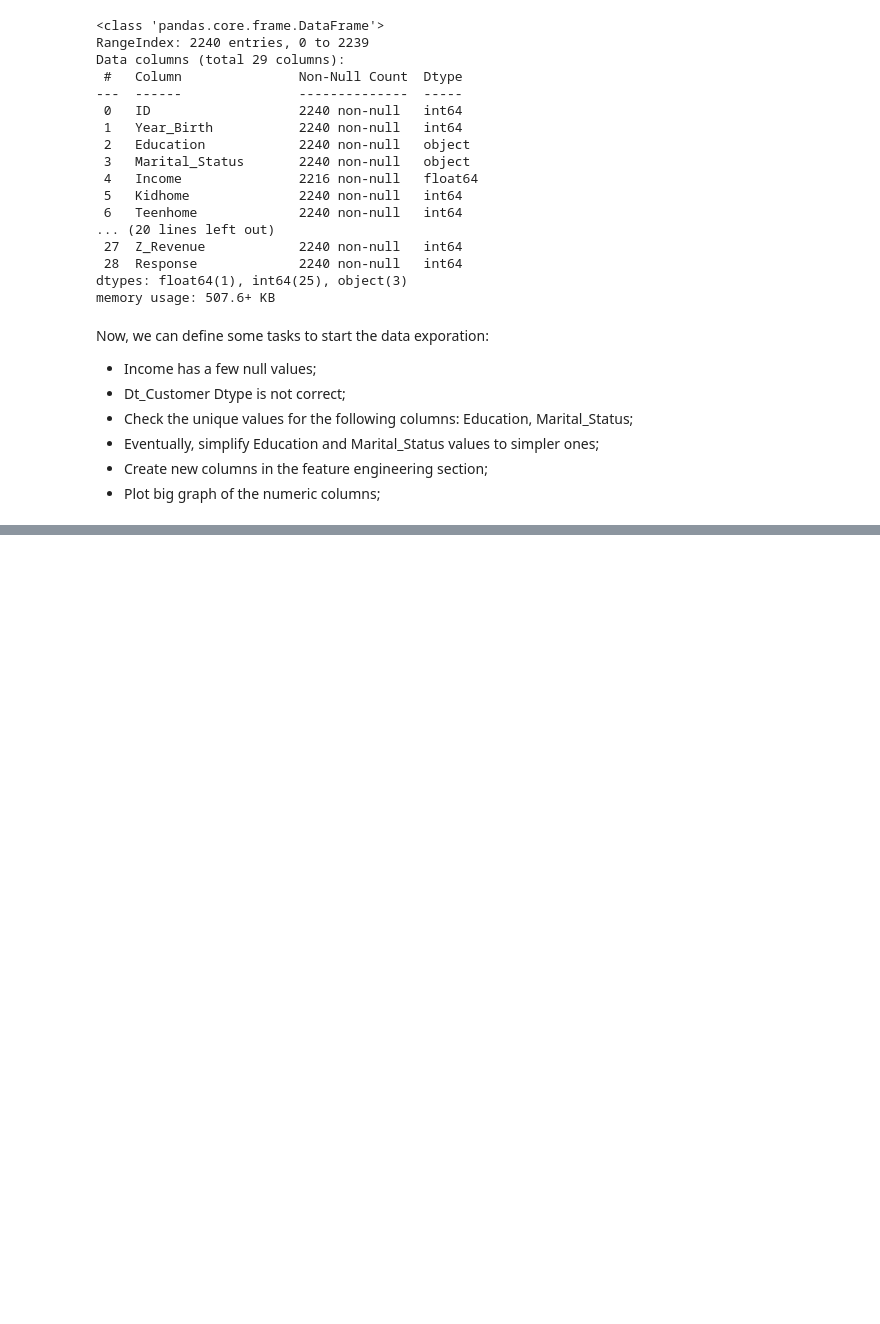
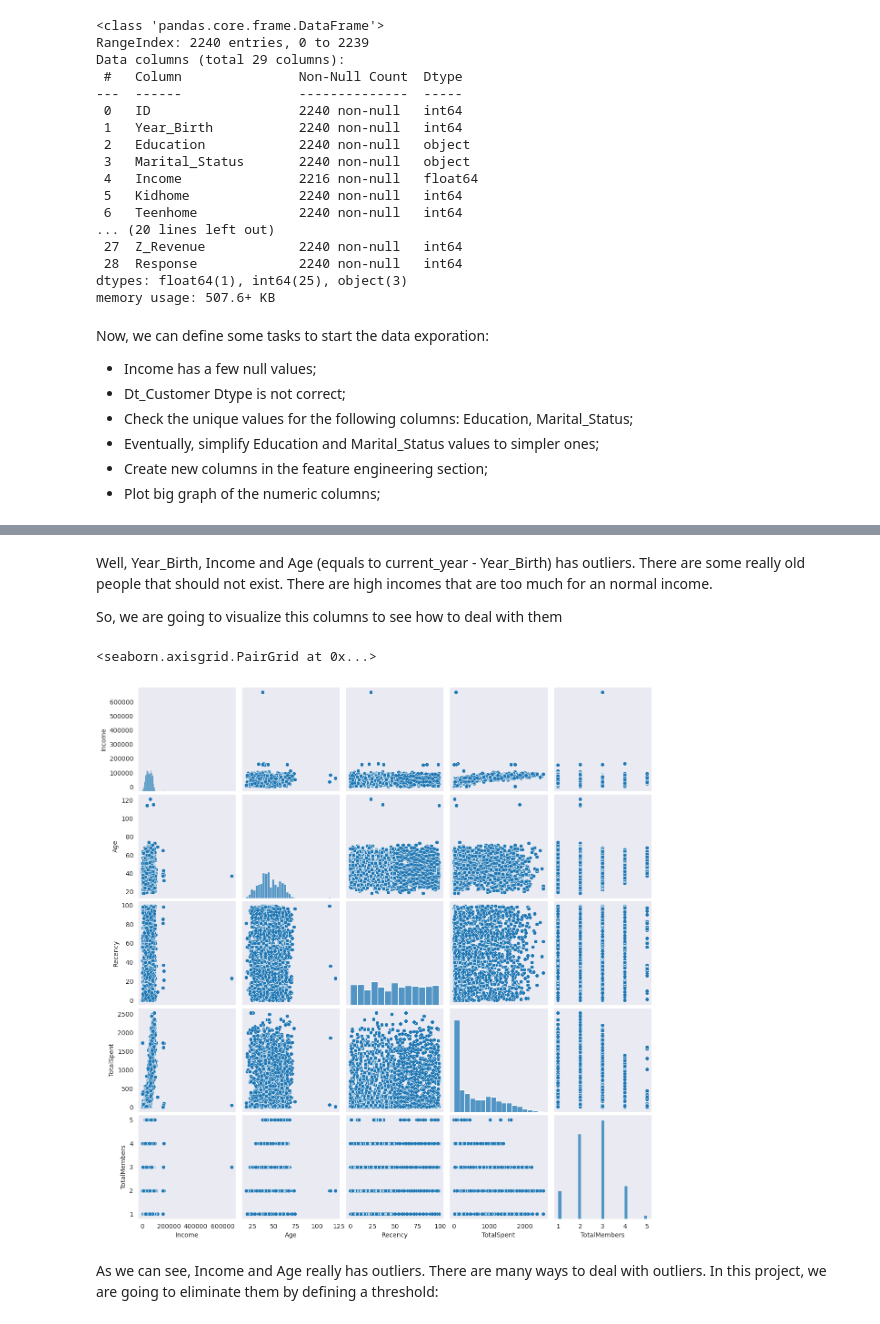
Before and after one commit to davi-santos/customer-segmentation, a Jupyter notebook: notebooks/1.0-davi_santos-initial_data_exploration.ipynb, the cells around one changed output, grey strips where cells are left out. Drawn from its saved outputs; the diff is of its cells as text; code cells hidden in the pictures; blank space fills up the shorter version.

Commit message:
refactor: adding Data cleaning and Feature engineering sections, cleaning data to EDA

```diff
--- a/notebooks/1.0-davi_santos-initial_data_exploration.ipynb
+++ b/notebooks/1.0-davi_santos-initial_data_exploration.ipynb
@@ -72,0 +151,23 @@ Now, we can define some tasks to start the data exporation:
+# %%
+education_dict = {
+    'Graduation': 'Higher education',
+    'PhD': 'Higher education',
+    'Master': 'Higher education',
+    'Basic': 'Basic education',
+    '2n Cycle': 'Basic education'
+}
+
+marital_status_dict = {
+    'Single': 'Alone',
+    'Together': 'Pair',
+    'Married': 'Pair',
+    'Divorced': 'Alone',
+    'Widow': 'Alone',
+    'Absurd': 'Alone',
+    'Alone': 'Alone',
+    'YOLO': 'Alone',
+}
+# %%
+dataframe_clean['Education'] = dataframe_clean['Education'].apply(lambda x: education_dict[x])
+# %%
+dataframe_clean['Marital_Status'] = dataframe_clean['Marital_Status'].apply(lambda x: marital_status_dict[x])
@@ -72,0 +202,14 @@ Now, we can define some tasks to start the data exporation:
+# %%
+# Age column
+current_year = dataframe_clean['Dt_Customer'].max().year
+dataframe_clean['Age'] = dataframe_clean['Year_Birth'].apply(lambda x: current_year-x)
+
+# Children column
+dataframe_clean['Children'] = dataframe_clean['Kidhome'] + dataframe_clean['Teenhome']
+
+# TotalMembers column
+dataframe_clean['TotalMembers'] = dataframe_clean['Children'] + dataframe_clean['Marital_Status'].replace({'Alone': 1, 'Pair': 2})
+
+# TotalSpent
+dataframe_clean['TotalSpent'] = dataframe_clean['MntWines'] + dataframe_clean['MntFruits'] + dataframe_clean['MntMeatProducts']\
+                                + dataframe_clean['MntFishProducts'] + dataframe_clean['MntSweetProducts'] + dataframe_clean['MntGoldProds']
@@ -72,0 +230,15 @@ Now, we can define some tasks to start the data exporation:
+# %% [markdown]
+Well, Year_Birth, Income and Age (equals to current_year - Year_Birth) has outliers. There are some really old people that should not exist. There are high incomes that are too much for an normal income.
+
+So, we are going to visualize this columns to see how to deal with them
+# %%
+sns.set_style("dark")
+sns.color_palette("Paired")
+columns_to_plot = ['Income', 'Age', 'Recency', 'TotalSpent', 'TotalMembers']
+# dataframe_clean[columns_to_plot]
+sns.pairplot(dataframe_clean[columns_to_plot])
+# %% [output]
+<seaborn.axisgrid.PairGrid at 0x...>
+[figure, added]
+# %% [markdown]
+As we can see, Income and Age really has outliers. There are many ways to deal with outliers. In this project, we are going to eliminate them by defining a threshold:
```
Also changed, not shown: parts of 25 cells of this notebook.
